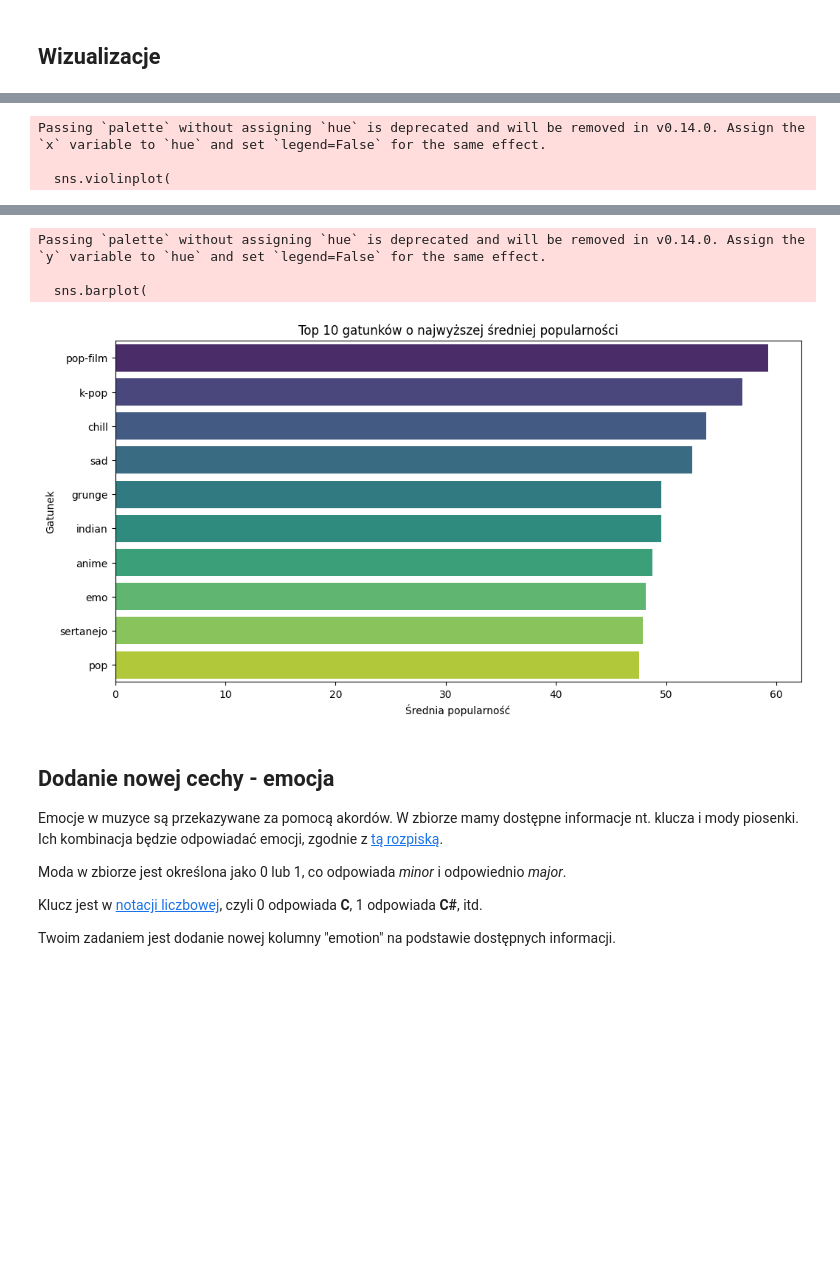
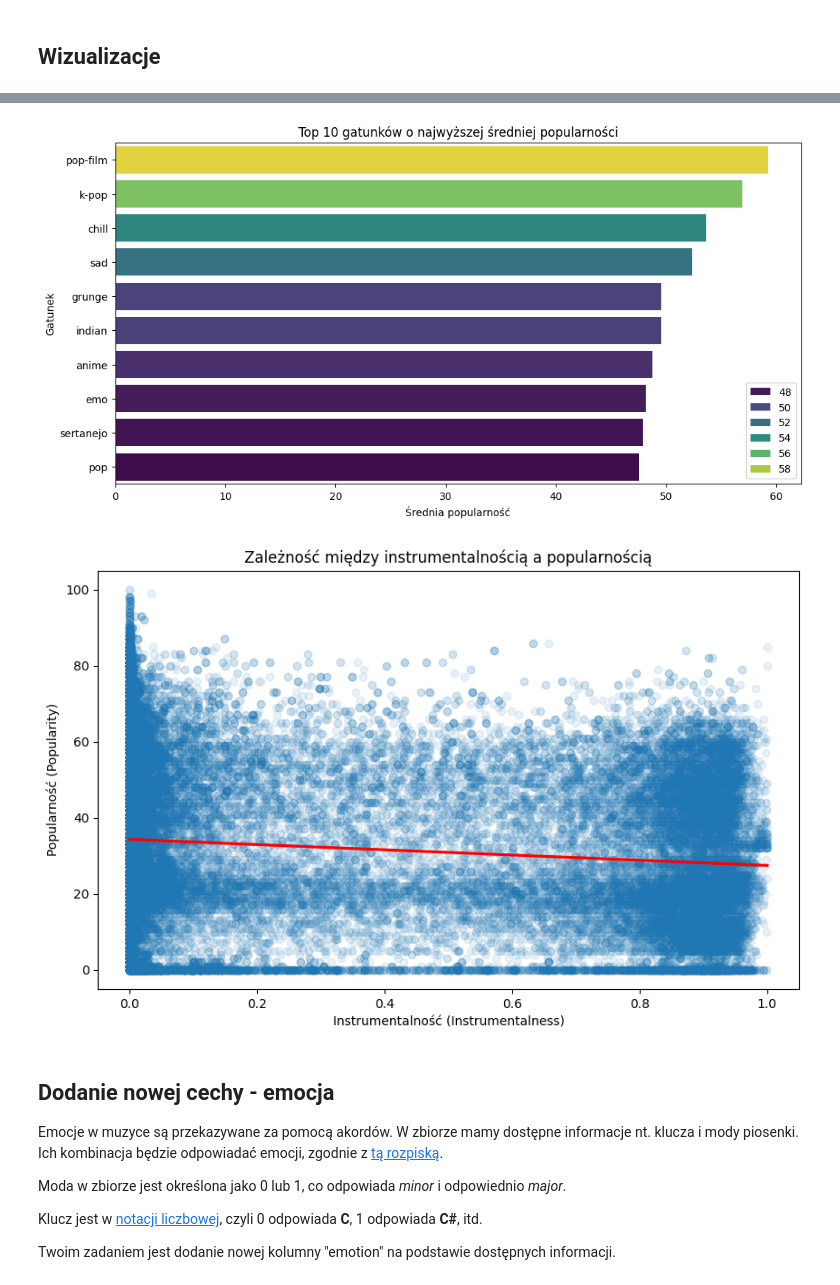
Before and after one commit to Zajecia-na-PWr-LR/lista-2-290czeslaw, a Jupyter notebook: UczenieMaszynowe_25_26_Lista2.ipynb, the cells around one changed output, grey strips where cells are left out. Cells and saved outputs as stored; diff of their text form; code cells hidden in the pictures; blank space fills up the shorter version.

```diff
--- a/UczenieMaszynowe_25_26_Lista2.ipynb
+++ b/UczenieMaszynowe_25_26_Lista2.ipynb
@@ -326,6 +326,7 @@ sns.violinplot(
     x='explicit',
     y='popularity',
     palette='muted',
+    hue='explicit',
     inner='quartile'
 )
 plt.title("Rozkład popularności: utwory Explicit vs Clean")
@@ -336,14 +337,25 @@ top_genres = spotify.groupby('track_genre')['popularity'].mean().sort_values(asc
 sns.barplot(
     x=top_genres.values,
     y=top_genres.index,
-    palette='viridis'
+    palette='viridis',
+    hue=top_genres.values
 )
 plt.title("Top 10 gatunków o najwyższej średniej popularności")
 plt.xlabel("Średnia popularność")
 plt.ylabel("Gatunek")
 plt.show()
+
+plt.figure(figsize=(10, 6))
+sns.regplot(
+    data=spotify,
+    x='instrumentalness',
+    y='popularity',
+    scatter_kws={'alpha': 0.1},
+    line_kws={'color': 'red'}   # Linia trendu
+)
+plt.title("Zależność między instrumentalnością a popularnością")
+plt.xlabel("Instrumentalność (Instrumentalness)")
+plt.ylabel("Popularność (Popularity)")
+plt.show()
 # %% [output]
 [figure]
-Passing `palette` without assigning `hue` is deprecated and will be removed in v0.14.0. Assign the `x` variable to `hue` and set `legend=False` for the same effect.
-
-  sns.violinplot(
@@ -351,7 +363,5 @@ Passing `palette` without assigning `hue` is deprecated and will be removed in v
-Passing `palette` without assigning `hue` is deprecated and will be removed in v0.14.0. Assign the `y` variable to `hue` and set `legend=False` for the same effect.
-
-  sns.barplot(
-[figure, old version]
+[figure, new version]
+[figure, added]
 # %% [markdown]
 ## Dodanie nowej cechy - emocja
 
```
Also changed, not shown: parts of 3 cells of this notebook.
